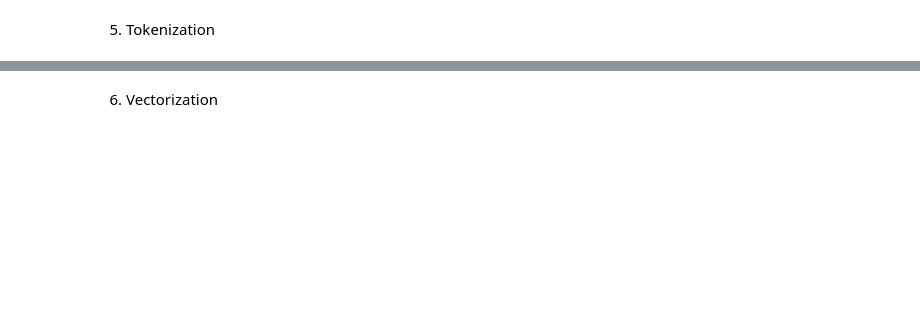
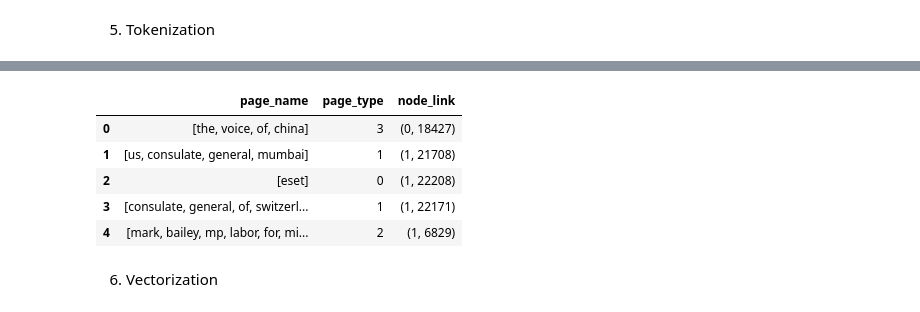
Before and after one commit to jeffersonzaki/Link-Prediction-Facebook-Pages, a Jupyter notebook: link_prediction.ipynb, the cells around one changed output, grey strips where cells are left out. Drawn from its saved outputs; the diff is of its cells as text; code cells hidden in the pictures; blank space fills up the shorter version.

```diff
--- a/link_prediction.ipynb
+++ b/link_prediction.ipynb
@@ -212,2 +278,14 @@ print(f"[INFO] Classes of the label encoded values: {df.page_type.unique()} = {l
+# %%
+# Tokenizing the page_name feature
+df["page_name"] = [nltk.word_tokenize(words) for words in df["page_name"]]
+# %%
+df.head()
+# %% [output]
+|  | page_name | page_type | node_link |
+| 0 | [the, voice, of, china] | 3 | (0, 18427) |
+| 1 | [us, consulate, general, mumbai] | 1 | (1, 21708) |
+| 2 | [eset] | 0 | (1, 22208) |
+| 3 | [consulate, general, of, switzerl... | 1 | (1, 22171) |
+| 4 | [mark, bailey, mp, labor, for, mi... | 2 | (1, 6829) |
 # %% [markdown]
 6. Vectorization
```
Also changed, not shown: parts of 9 cells of this notebook.
